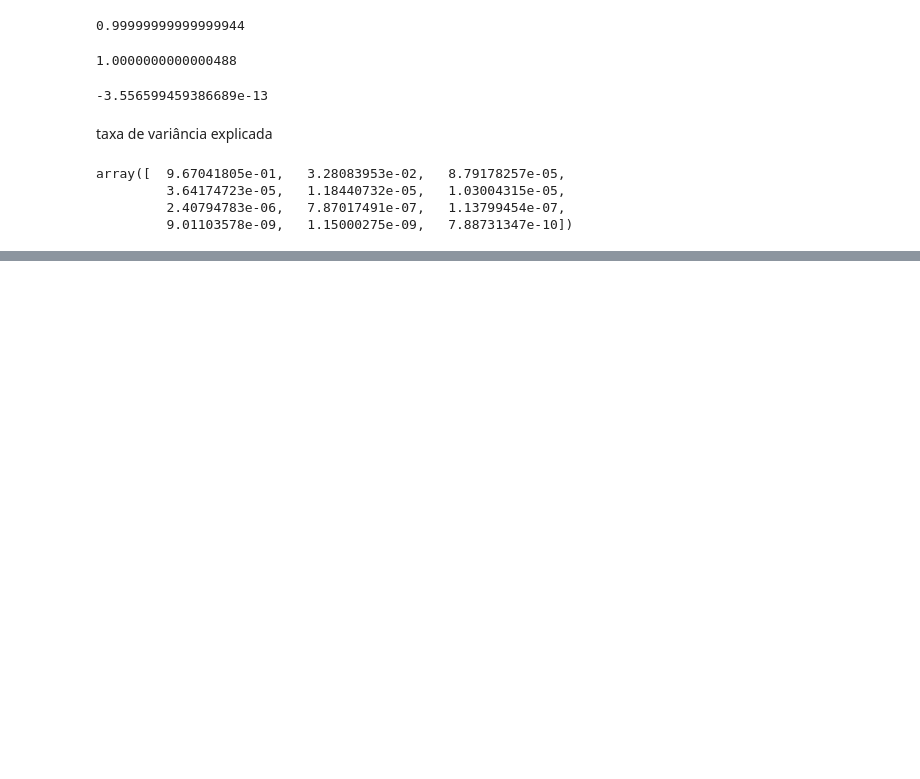
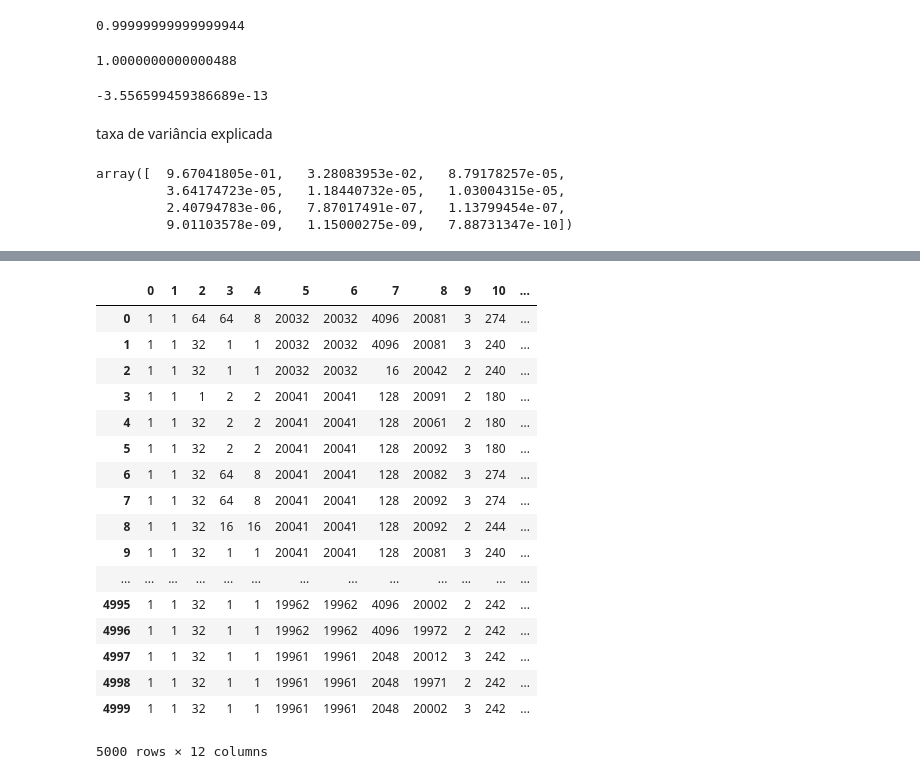
Before and after one commit to LMafra/estudos_em_bd, a Jupyter notebook: Codigos_prof/Lendo do Banco de Dados - Plotando Gráficos.ipynb, the cells around one changed output, grey strips where cells are left out. Drawn from its saved outputs; the diff is of its cells as text; code cells hidden in the pictures; blank space fills up the shorter version.

```diff
--- a/Codigos_prof/Lendo do Banco de Dados - Plotando Gráficos.ipynb
+++ b/Codigos_prof/Lendo do Banco de Dados - Plotando Gráficos.ipynb
@@ -377,0 +410,21 @@ array([  9.67041805e-01,   3.28083953e-02,   8.79178257e-05,
+# %%
+data
+# %% [output]
+|  | 0 | 1 | 2 | 3 | 4 | 5 | 6 | 7 | 8 | 9 | 10 | ... |
+| 0 | 1 | 1 | 64 | 64 | 8 | 20032 | 20032 | 4096 | 20081 | 3 | 274 | ... |
+| 1 | 1 | 1 | 32 | 1 | 1 | 20032 | 20032 | 4096 | 20081 | 3 | 240 | ... |
+| 2 | 1 | 1 | 32 | 1 | 1 | 20032 | 20032 | 16 | 20042 | 2 | 240 | ... |
+| 3 | 1 | 1 | 1 | 2 | 2 | 20041 | 20041 | 128 | 20091 | 2 | 180 | ... |
+| 4 | 1 | 1 | 32 | 2 | 2 | 20041 | 20041 | 128 | 20061 | 2 | 180 | ... |
+| 5 | 1 | 1 | 32 | 2 | 2 | 20041 | 20041 | 128 | 20092 | 3 | 180 | ... |
+| 6 | 1 | 1 | 32 | 64 | 8 | 20041 | 20041 | 128 | 20082 | 3 | 274 | ... |
+| 7 | 1 | 1 | 32 | 64 | 8 | 20041 | 20041 | 128 | 20092 | 3 | 274 | ... |
+| 8 | 1 | 1 | 32 | 16 | 16 | 20041 | 20041 | 128 | 20092 | 2 | 244 | ... |
+| 9 | 1 | 1 | 32 | 1 | 1 | 20041 | 20041 | 128 | 20081 | 3 | 240 | ... |
+| ... | ... | ... | ... | ... | ... | ... | ... | ... | ... | ... | ... | ... |
+| 4995 | 1 | 1 | 32 | 1 | 1 | 19962 | 19962 | 4096 | 20002 | 2 | 242 | ... |
+| 4996 | 1 | 1 | 32 | 1 | 1 | 19962 | 19962 | 4096 | 19972 | 2 | 242 | ... |
+| 4997 | 1 | 1 | 32 | 1 | 1 | 19961 | 19961 | 2048 | 20012 | 3 | 242 | ... |
+| 4998 | 1 | 1 | 32 | 1 | 1 | 19961 | 19961 | 2048 | 19971 | 2 | 242 | ... |
+| 4999 | 1 | 1 | 32 | 1 | 1 | 19961 | 19961 | 2048 | 20002 | 3 | 242 | ... |
+5000 rows × 12 columns
```
Also changed, not shown: parts of 12 cells of this notebook, 2 other files.
